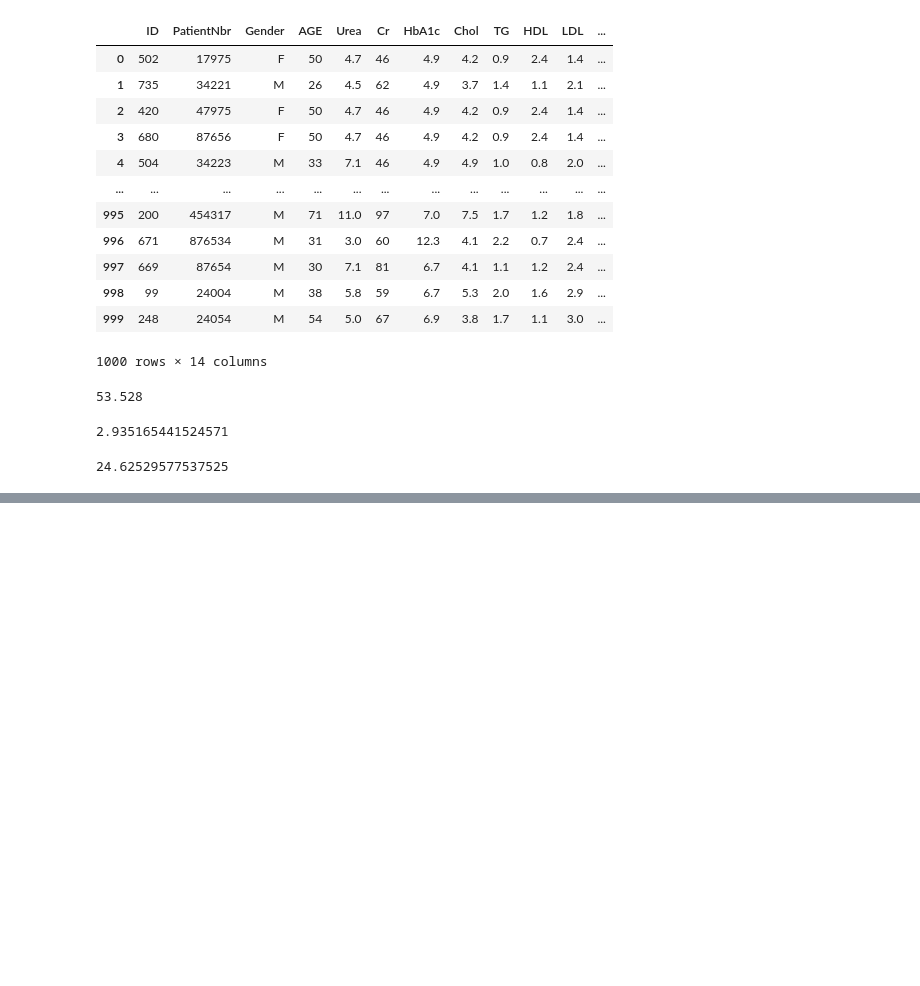
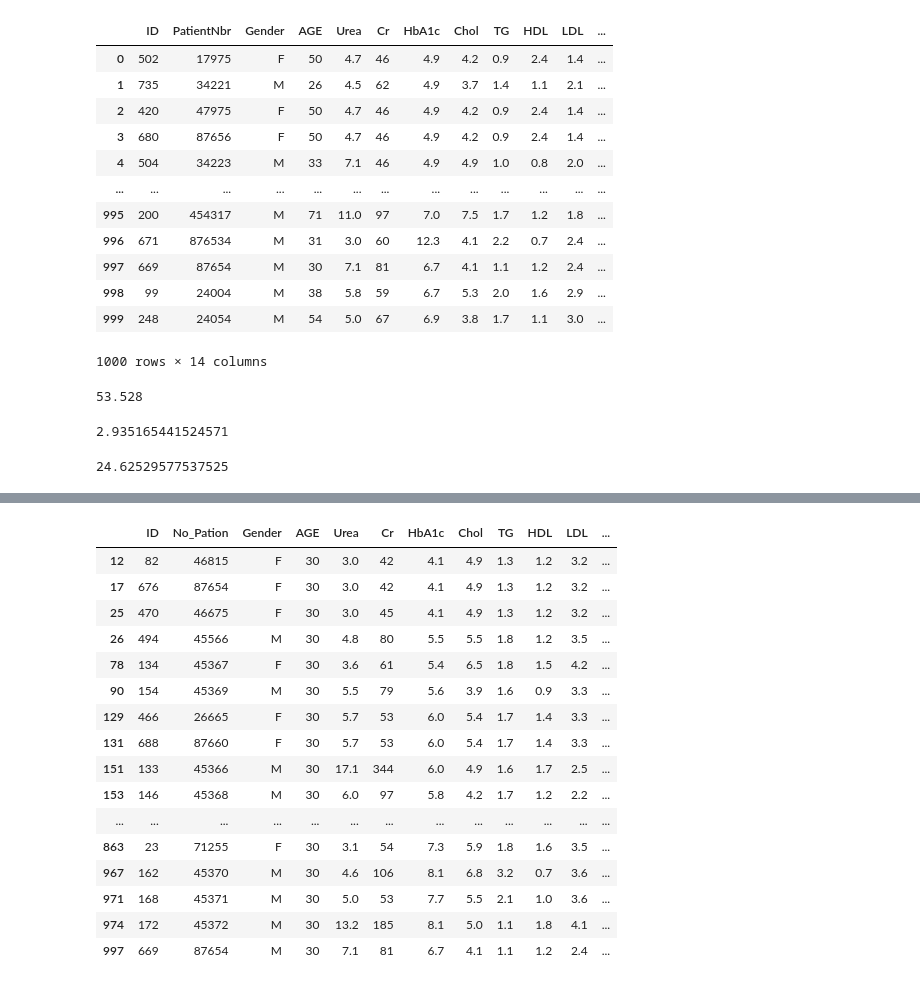
Before and after one commit to IsraeELG/Data-Analytics-Project, a Jupyter notebook: Analysing diabetes Dataset.ipynb, the cells around one changed output, grey strips where cells are left out. Drawn from its saved outputs; the diff is of its cells as text; code cells hidden in the pictures; blank space fills up the shorter version.

Commit message:
data manipulation using panda

```diff
--- a/Analysing diabetes Dataset.ipynb
+++ b/Analysing diabetes Dataset.ipynb
@@ -253,0 +275,21 @@ data.BMI.var()
+# %%
+# all instances where age 30 was recorded (filtering)
+data[data['AGE'] == 30]
+# %% [output]
+|  | ID | No_Pation | Gender | AGE | Urea | Cr | HbA1c | Chol | TG | HDL | LDL | ... |
+| 12 | 82 | 46815 | F | 30 | 3.0 | 42 | 4.1 | 4.9 | 1.3 | 1.2 | 3.2 | ... |
+| 17 | 676 | 87654 | F | 30 | 3.0 | 42 | 4.1 | 4.9 | 1.3 | 1.2 | 3.2 | ... |
+| 25 | 470 | 46675 | F | 30 | 3.0 | 45 | 4.1 | 4.9 | 1.3 | 1.2 | 3.2 | ... |
+| 26 | 494 | 45566 | M | 30 | 4.8 | 80 | 5.5 | 5.5 | 1.8 | 1.2 | 3.5 | ... |
+| 78 | 134 | 45367 | F | 30 | 3.6 | 61 | 5.4 | 6.5 | 1.8 | 1.5 | 4.2 | ... |
+| 90 | 154 | 45369 | M | 30 | 5.5 | 79 | 5.6 | 3.9 | 1.6 | 0.9 | 3.3 | ... |
+| 129 | 466 | 26665 | F | 30 | 5.7 | 53 | 6.0 | 5.4 | 1.7 | 1.4 | 3.3 | ... |
+| 131 | 688 | 87660 | F | 30 | 5.7 | 53 | 6.0 | 5.4 | 1.7 | 1.4 | 3.3 | ... |
+| 151 | 133 | 45366 | M | 30 | 17.1 | 344 | 6.0 | 4.9 | 1.6 | 1.7 | 2.5 | ... |
+| 153 | 146 | 45368 | M | 30 | 6.0 | 97 | 5.8 | 4.2 | 1.7 | 1.2 | 2.2 | ... |
+| ... | ... | ... | ... | ... | ... | ... | ... | ... | ... | ... | ... | ... |
+| 863 | 23 | 71255 | F | 30 | 3.1 | 54 | 7.3 | 5.9 | 1.8 | 1.6 | 3.5 | ... |
+| 967 | 162 | 45370 | M | 30 | 4.6 | 106 | 8.1 | 6.8 | 3.2 | 0.7 | 3.6 | ... |
+| 971 | 168 | 45371 | M | 30 | 5.0 | 53 | 7.7 | 5.5 | 2.1 | 1.0 | 3.6 | ... |
+| 974 | 172 | 45372 | M | 30 | 13.2 | 185 | 8.1 | 5.0 | 1.1 | 1.8 | 4.1 | ... |
+| 997 | 669 | 87654 | M | 30 | 7.1 | 81 | 6.7 | 4.1 | 1.1 | 1.2 | 2.4 | ... |
```
Also changed, not shown: parts of 5 cells of this notebook.
